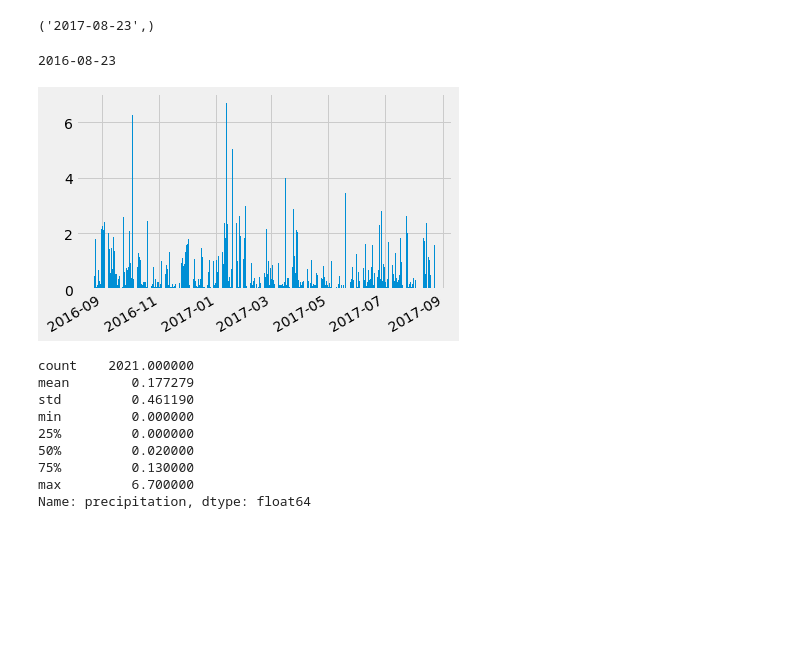
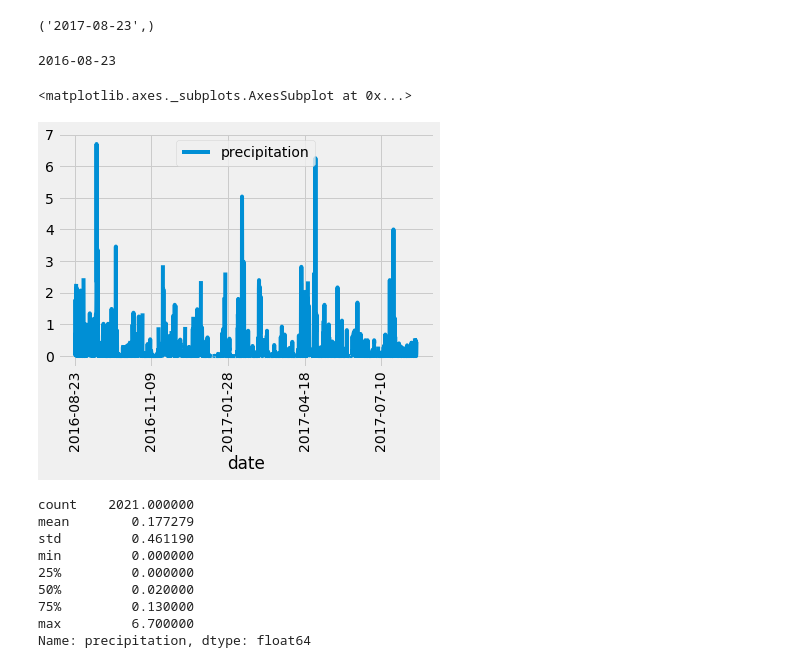
Before and after one commit to haiyun508/Data-Storage-and-Retrieval-from-SQL-Database, a Jupyter notebook: surfs_up.ipynb, the cells around one changed output. Drawn from its saved outputs; the diff is of its cells as text; code cells hidden in the pictures; blank space fills up the shorter version.

```diff
--- a/surfs_up.ipynb
+++ b/surfs_up.ipynb
@@ -17,7 +18,7 @@ from sqlalchemy.orm import Session
 from sqlalchemy import create_engine,inspect, func
 # %%
 # create engine to hawaii.sqlite
-engine = create_engine("sqlite:///hawaii.sqlite")
+engine = create_engine("sqlite:///Resources/hawaii.sqlite")
 # %%
 # reflect an existing database into a new model
 Base=automap_base()
@@ -68,35 +69,28 @@ most_recent_date
 # %%
 # Design a query to retrieve the last 12 months of precipitation data and plot the results.
 # Starting from the most recent data point in the database.
 
 # Calculate the date one year from the last date in data set.
 start_date=dt.date(2017,8,23)-dt.timedelta(days=365)
 print(start_date)
 
 # Perform a query to retrieve the data and precipitation scores
 data=session.query(Measurement.date,Measurement.prcp).\
                   filter(Measurement.date>="2016-08-23").\
                   filter(Measurement.date<="2017-08-23").all()
 
 # Save the query results as a Pandas DataFrame and set the index to the date column
 data_df=pd.DataFrame(data,columns=["date","precipitation"])
 #data_df.set_index("date",inplace=True)
-data_df
+
 # Sort the dataframe by date
 data_df=data_df.sort_values(by=["date"])
 # Use Pandas Plotting with Matplotlib to plot the data
-# data_df.plot.bar()
-# fig.autofmt_xdate()
-# plt.show()
-fig, ax1 = plt.subplots()
-ax1.bar(dates,data_df["precipitation"])
-fig.autofmt_xdate()
-plt.show()
-
-# ?????? how to set x ticks
+data_df.plot(x="date",y="precipitation",rot="90")
 # %% [output]
 2016-08-23
+<matplotlib.axes._subplots.AxesSubplot at 0x...>
-[figure, old version]
+[figure, new version]
 # %%
 # Use Pandas to calcualte the summary statistics for the precipitation data
 data_df["precipitation"].describe()
```
Also changed, not shown: parts of 8 cells of this notebook, 6 other files.
